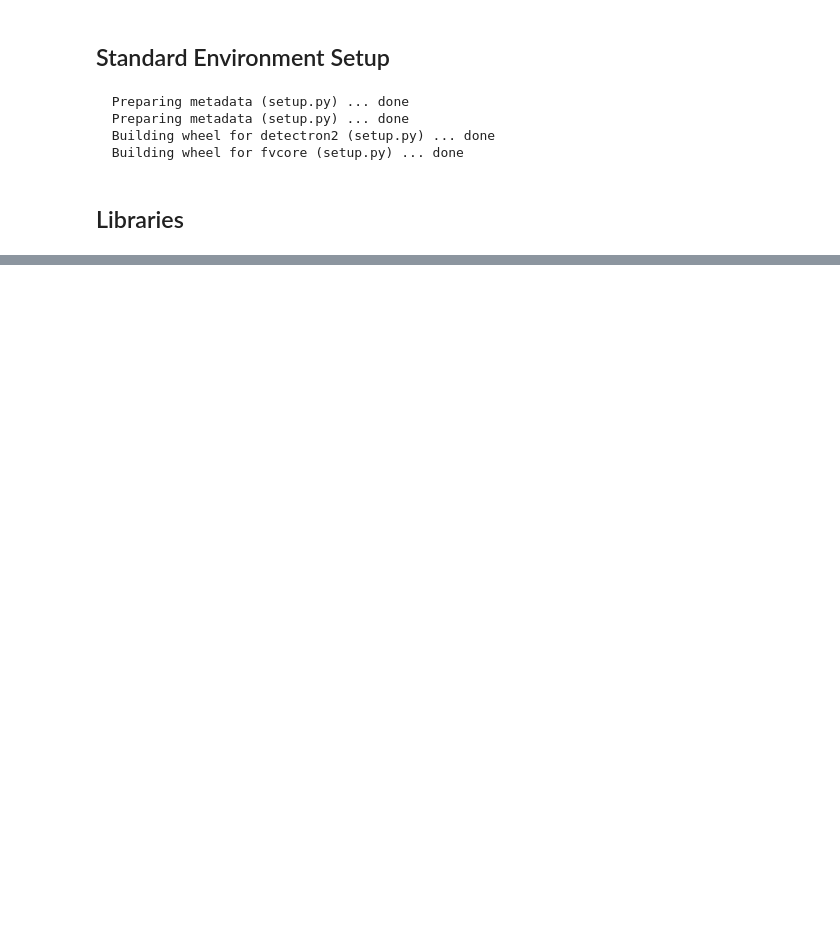
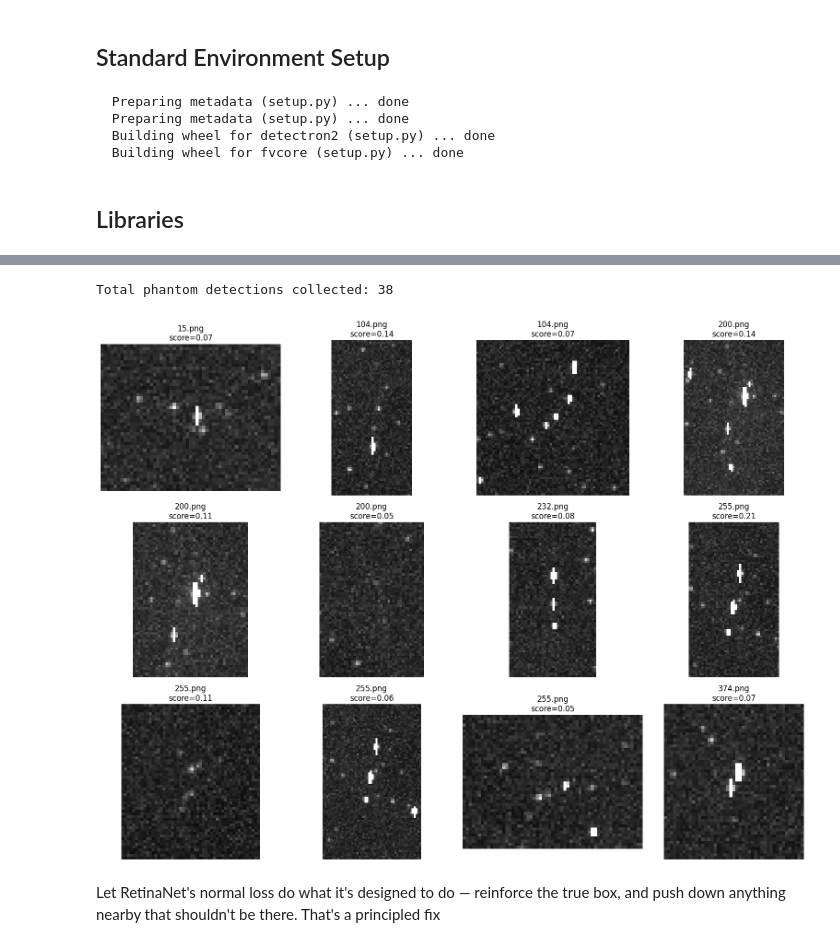
Before and after one commit to Deepmalya2506/Deep-Learning-Notebooks, a Jupyter notebook: simple-synaptic-pruning.ipynb, the cells around one changed output, grey strips where cells are left out. Drawn from its saved outputs; the diff is of its cells as text; code cells hidden in the pictures; blank space fills up the shorter version.

Commit message:
Kaggle Notebook | Simple Synaptic Pruning | Version 13

```diff
--- a/simple-synaptic-pruning.ipynb
+++ b/simple-synaptic-pruning.ipynb
@@ -276,8 +27,0 @@ Wrote /kaggle/working/submission.csv  (2000 rows)
-# %%
-# Check a few predictions manually
-check_files = test_files[:3]
-for img_path in check_files:
-    im = load_for_inference(img_path)
-    outputs = predictor(im)
-    scores = outputs["instances"].scores
-    print(f"Image {img_path.stem} max confidence score: {scores.max() if len(scores) > 0 else 'No detections'}")
@@ -287,0 +204,53 @@ Image 10 max confidence score: 0.3404146432876587
+# %%
+import matplotlib.pyplot as plt
+
+def get_unrelated_boxes(gt_box, boxes, scores, iou_thresh=0.1):
+    result = []
+    for b, s in zip(boxes, scores):
+        if iou(gt_box, b) < iou_thresh:
+            result.append((b, s))
+    return result
+
+# Collect crops of phantom (fake) detections across a few images
+crops_to_show = []
+
+for ann in coco["annotations"]:
+    fname = img_lookup[ann["image_id"]]
+    x, y, w, h = ann["bbox"]
+    gt_box = [x, y, x + w, y + h]
+
+    im = load_for_inference(Path(UNLEARN_DIR) / fname)
+    out = predictor(im)["instances"].to("cpu")
+    boxes = out.pred_boxes.tensor.numpy()
+    scores = out.scores.numpy()
+
+    fake_boxes = get_unrelated_boxes(gt_box, boxes, scores)
+    for b, s in fake_boxes:
+        crops_to_show.append((fname, b, s, im))
+
+print(f"Total phantom detections collected: {len(crops_to_show)}")
+
+# Show the first 12 phantom detections as image crops
+n = min(12, len(crops_to_show))
+fig, axes = plt.subplots(3, 4, figsize=(16, 12))
+axes = axes.flatten()
+
+for i in range(n):
+    fname, b, s, im = crops_to_show[i]
+    x1, y1, x2, y2 = [int(v) for v in b]
+    pad = 15
+    x1p, y1p = max(0, x1-pad), max(0, y1-pad)
+    x2p, y2p = min(im.shape[1], x2+pad), min(im.shape[0], y2+pad)
+    crop = im[y1p:y2p, x1p:x2p].astype(np.uint8)
+    axes[i].imshow(crop)
+    axes[i].set_title(f"{fname}\nscore={s:.2f}")
+    axes[i].axis("off")
+
+plt.tight_layout()
+plt.savefig("/kaggle/working/phantom_crops.png", dpi=100)
+plt.show()
+# %% [output]
+Total phantom detections collected: 38
+[figure, added]
+# %% [markdown]
+Let RetinaNet's normal loss do what it's designed to do — reinforce the true box, and push down anything nearby that shouldn't be there. That's a principled fix
```
Also changed, not shown: parts of 37 cells of this notebook.
